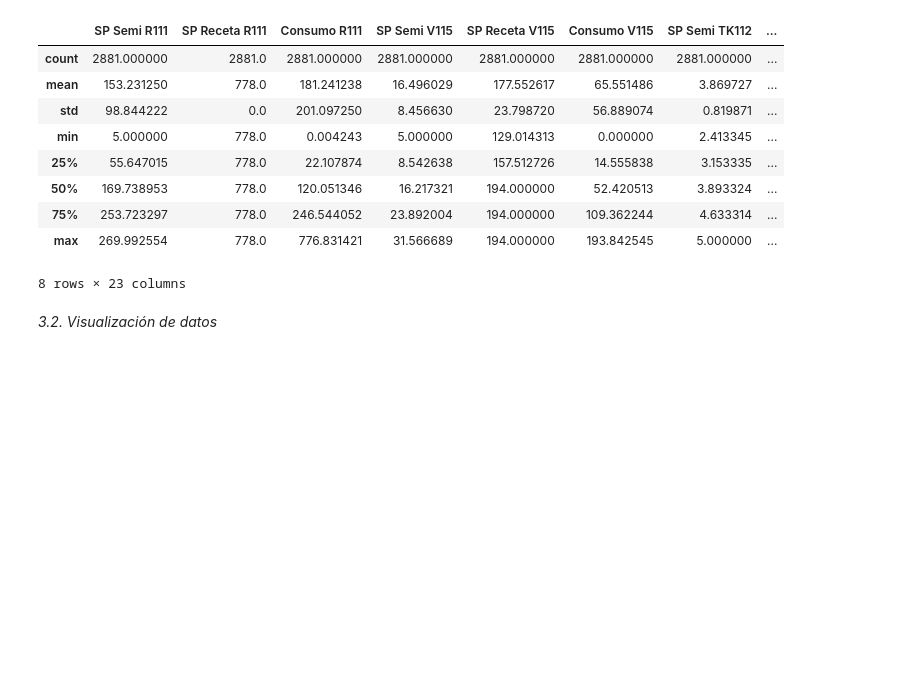
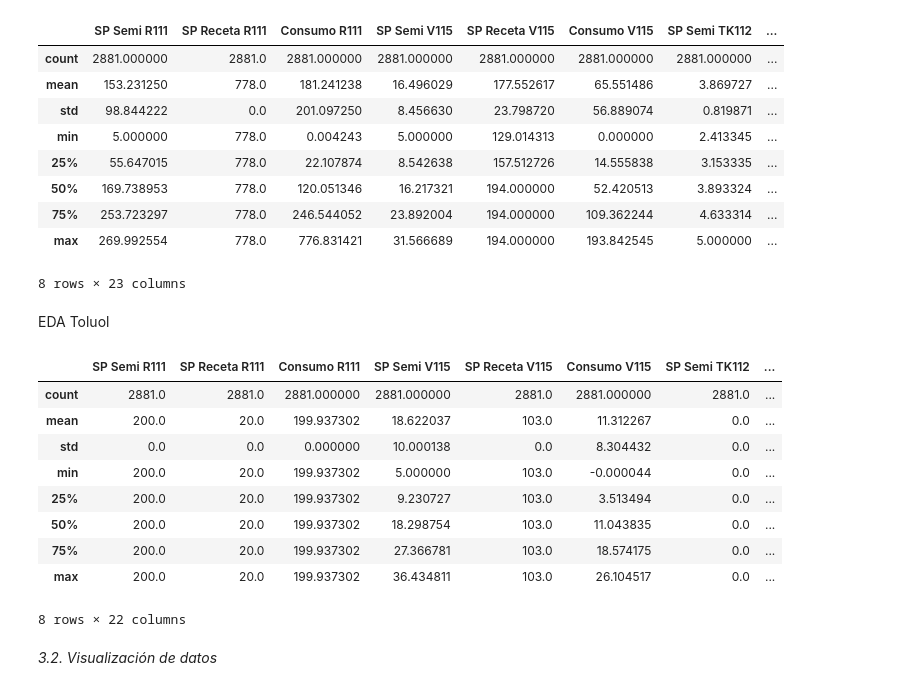
Before and after one commit to AcSsalazar/Proyecto_1_udem, a Jupyter notebook: MP_Consumos_BarbosaV2.ipynb, the cells around one changed output. Drawn from its saved outputs; the diff is of its cells as text; code cells hidden in the pictures; blank space fills up the shorter version.

Commit message:
ajustes EDA toluol

```diff
--- a/MP_Consumos_BarbosaV2.ipynb
+++ b/MP_Consumos_BarbosaV2.ipynb
@@ -118,6 +118,21 @@ sample_dfXilol.describe()
 | 75% | 253.723297 | 778.0 | 246.544052 | 23.892004 | 194.000000 | 109.362244 | 4.633314 | ... |
 | max | 269.992554 | 778.0 | 776.831421 | 31.566689 | 194.000000 | 193.842545 | 5.000000 | ... |
 8 rows × 23 columns
+# %% [markdown]
+EDA Toluol
+# %%
+sample_dfToluol.describe()
+# %% [output]
+|  | SP Semi R111 | SP Receta R111 | Consumo R111 | SP Semi V115 | SP Receta V115 | Consumo V115 | SP Semi TK112 | ... |
+| count | 2881.0 | 2881.0 | 2881.000000 | 2881.000000 | 2881.0 | 2881.000000 | 2881.0 | ... |
+| mean | 200.0 | 20.0 | 199.937302 | 18.622037 | 103.0 | 11.312267 | 0.0 | ... |
+| std | 0.0 | 0.0 | 0.000000 | 10.000138 | 0.0 | 8.304432 | 0.0 | ... |
+| min | 200.0 | 20.0 | 199.937302 | 5.000000 | 103.0 | -0.000044 | 0.0 | ... |
+| 25% | 200.0 | 20.0 | 199.937302 | 9.230727 | 103.0 | 3.513494 | 0.0 | ... |
+| 50% | 200.0 | 20.0 | 199.937302 | 18.298754 | 103.0 | 11.043835 | 0.0 | ... |
+| 75% | 200.0 | 20.0 | 199.937302 | 27.366781 | 103.0 | 18.574175 | 0.0 | ... |
+| max | 200.0 | 20.0 | 199.937302 | 36.434811 | 103.0 | 26.104517 | 0.0 | ... |
+8 rows × 22 columns
 # %% [markdown]
 *3.2. Visualización de datos*
 # %% [markdown]
```
